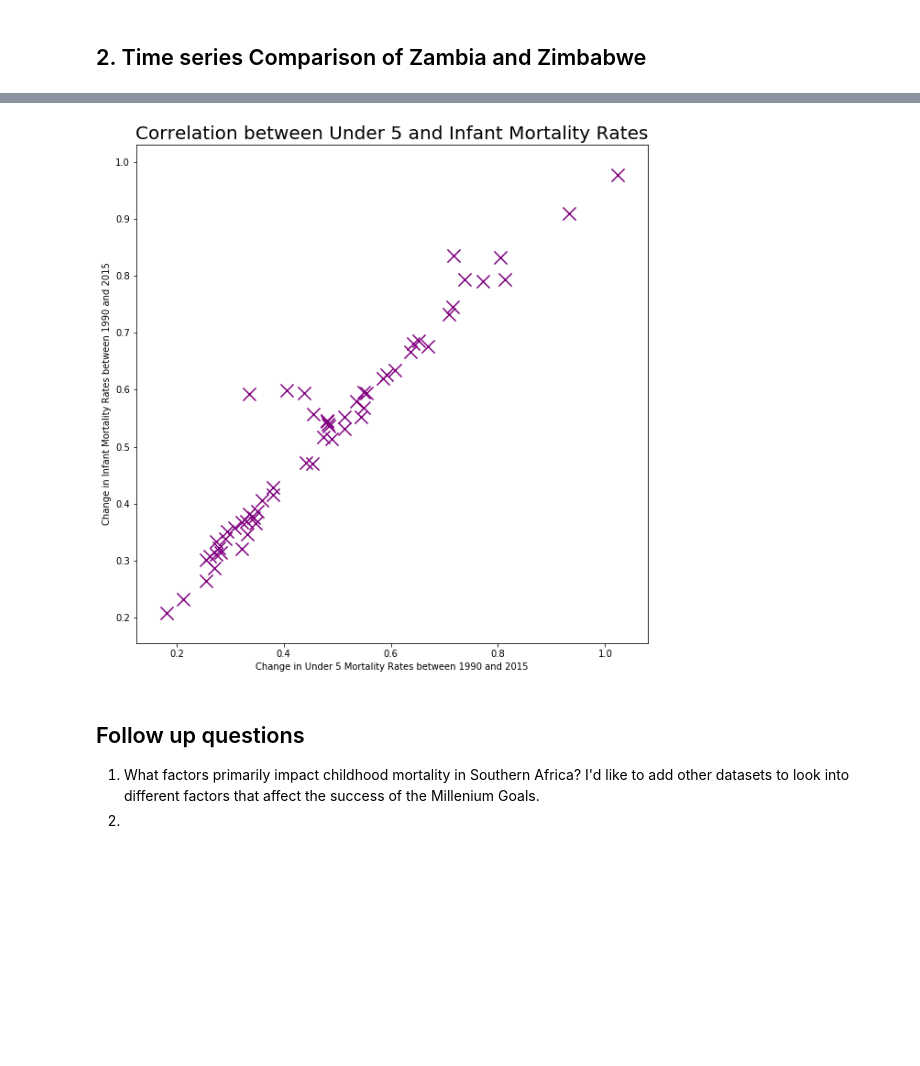
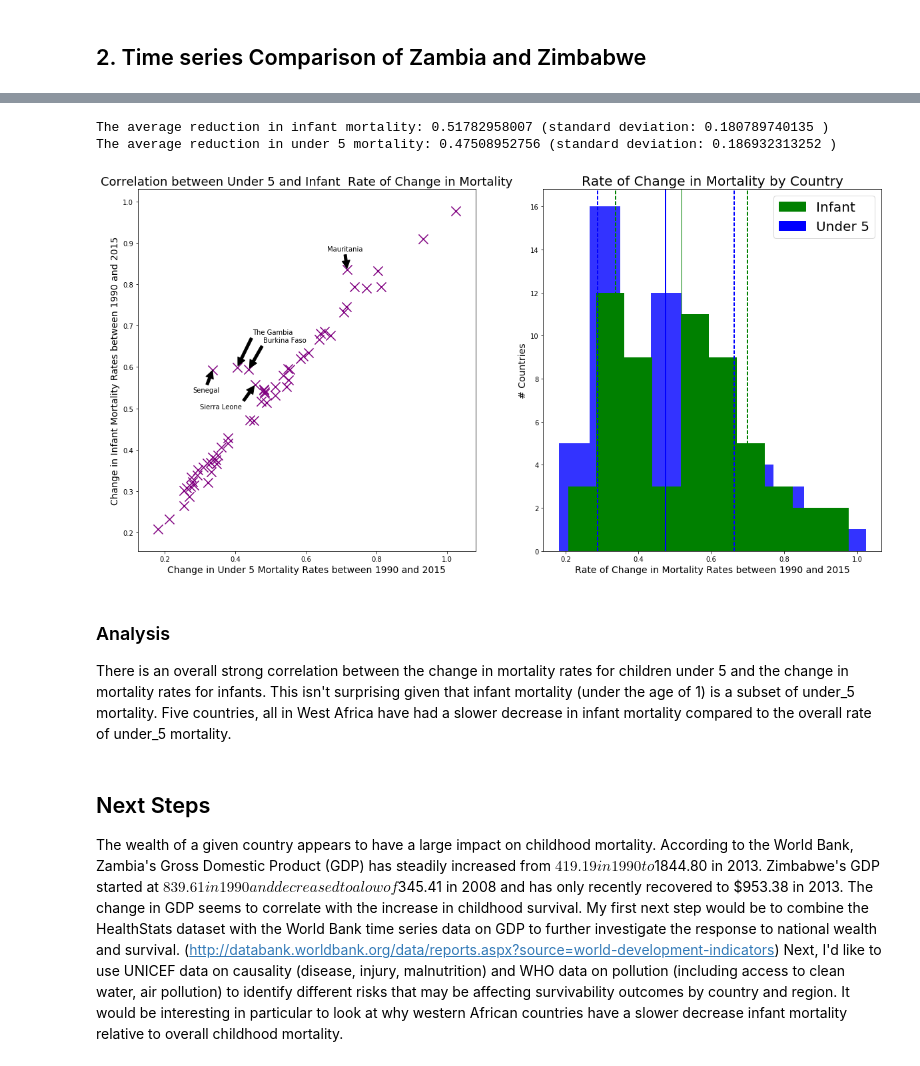
Before and after one commit to spaceport729/thinkful, a Jupyter notebook: Capstone_Project.ipynb, the cells around one changed output, grey strips where cells are left out. Cells and saved outputs as stored; diff of their text form; code cells hidden in the pictures; blank space fills up the shorter version.

```diff
--- a/Capstone_Project.ipynb
+++ b/Capstone_Project.ipynb
@@ -267,13 +272,51 @@ Zambia's mortality rates went up between 1980 to a peak in 1990. After 1990, the
-# %%
-plt.figure(figsize=(10,10))
-plt.scatter(x = df_combined_result['ratio_under_5'], y = df_combined_result['ratio_infant'], color = 'purple', marker = 'x', s = 200)
-plt.xlabel('Change in Under 5 Mortality Rates between 1990 and 2015')
-plt.ylabel('Change in Infant Mortality Rates between 1990 and 2015')
-plt.title('Correlation between Under 5 and Infant Mortality Rates', fontsize=20)
-plt.show()
-# %% [output]
-[figure, removed]
-# %% [markdown]
-## Follow up questions
-1. What factors primarily impact childhood mortality in Southern Africa? I'd like to add other datasets to look into different factors that affect the success of the Millenium Goals.
-2.
+# %%
+plt.figure(figsize=(20,10))
+
+plt.subplot(1,2,1)
+plt.scatter(x = df_combined_result['ratio_under_5'], y = df_combined_result['ratio_infant'], color = 'purple', marker = 'x', s = 200)
+plt.xlabel('Change in Under 5 Mortality Rates between 1990 and 2015', fontsize=14)
+plt.ylabel('Change in Infant Mortality Rates between 1990 and 2015', fontsize=14)
+plt.title('Correlation between Under 5 and Infant  Rate of Change in Mortality', fontsize=18)
+
+plt.annotate('The Gambia', xy=(.405, .599), xytext=(.45, .68),arrowprops=dict(facecolor='black', shrink=0.05),)
+plt.annotate('Senegal', xy=(.336, .593), xytext=(.28,.54),arrowprops=dict(facecolor='black', shrink=0.03),)
+plt.annotate('Sierra Leone', xy=(.456, .557), xytext=(.3, .5),arrowprops=dict(facecolor='black', shrink=0.05),)
+plt.annotate('Burkina Faso', xy=(.438, .594), xytext=(.48, .66),arrowprops=dict(facecolor='black', shrink=0.05))
+plt.annotate('Mauritania', xy=(.717, .836), xytext=(.66, .88),arrowprops=dict(facecolor='black', shrink=0.05))
+
+mean_infant = np.mean(df_combined_result['ratio_infant'])
+std_infant = np.std(df_combined_result['ratio_infant'])
+mean_under_5 = np.mean(df_combined_result['ratio_under_5'])
+std_under_5 = np.std(df_combined_result['ratio_under_5'])
+print('The average reduction in infant mortality:', mean_infant, '(standard deviation:',std_infant,')')
+print('The average reduction in under 5 mortality:', mean_under_5, '(standard deviation:', std_under_5,')')
+
+plt.subplot(1,2,2)
+plt.hist(x = df_combined_result['ratio_under_5'],color='blue', alpha=0.8)
+plt.hist(x = df_combined_result['ratio_infant'], color='green')
+plt.axvline(x=mean_infant, linewidth=2, linestyle='solid',color = 'green', alpha=0.5)
+plt.axvline(x=mean_infant+std_infant, linewidth=2, linestyle='dashed',color = 'green')
+plt.axvline(x=mean_infant-std_infant, linewidth=2, linestyle='dashed',color = 'green')
+plt.axvline(x=mean_under_5, linewidth=2,linestyle='solid', color = 'blue')
+plt.axvline(x=mean_under_5+std_under_5, linewidth=2,linestyle='dashed', color = 'blue')
+plt.axvline(x=mean_under_5-std_under_5, linewidth=2,linestyle='dashed', color = 'blue')
+blue_patch = mpatches.Patch(color='blue', label='Under 5')
+green_patch = mpatches.Patch(color='green', label='Infant')
+plt.xlabel('Rate of Change in Mortality Rates between 1990 and 2015', fontsize=14)
+plt.ylabel('# Countries', fontsize=14)
+plt.title('Rate of Change in Mortality by Country', fontsize=20)
+plt.legend(handles=[green_patch,blue_patch],fontsize=20)
+plt.show()
+# %% [output]
+The average reduction in infant mortality: 0.51782958007 (standard deviation: 0.180789740135 )
+The average reduction in under 5 mortality: 0.47508952756 (standard deviation: 0.186932313252 )
+[figure, added]
+# %% [markdown]
+### Analysis
+
+There is an overall strong correlation between the change in mortality rates for children under 5 and the change in mortality rates for infants. This isn't surprising given that infant mortality (under the age of 1) is a subset of under_5 mortality.  Five countries, all in West Africa have had a slower decrease in infant mortality compared to the overall rate of under_5 mortality.
+# %% [markdown]
+## Next Steps
+
+The wealth of a given country appears to have a large impact on childhood mortality. According to the World Bank, Zambia's Gross Domestic Product (GDP) has steadily increased from $419.19 in 1990 to $1844.80 in 2013. Zimbabwe's GDP started at $839.61 in 1990 and decreased to a low of $345.41 in 2008 and has only recently recovered to $953.38 in 2013. The change in GDP seems to correlate with the increase in childhood survival. My first next step would be to combine the HealthStats dataset with the World Bank time series data on GDP to further investigate the response to national wealth and survival. (http://databank.worldbank.org/data/reports.aspx?source=world-development-indicators)
+Next, I'd like to use UNICEF data on causality (disease, injury, malnutrition) and WHO data on pollution (including access to clean water, air pollution) to identify different risks that may be affecting survivability outcomes by country and region. It would be interesting in particular to look at why western African countries have a slower decrease infant mortality relative to overall childhood mortality.
```
Also changed, not shown: parts of 12 cells of this notebook.
